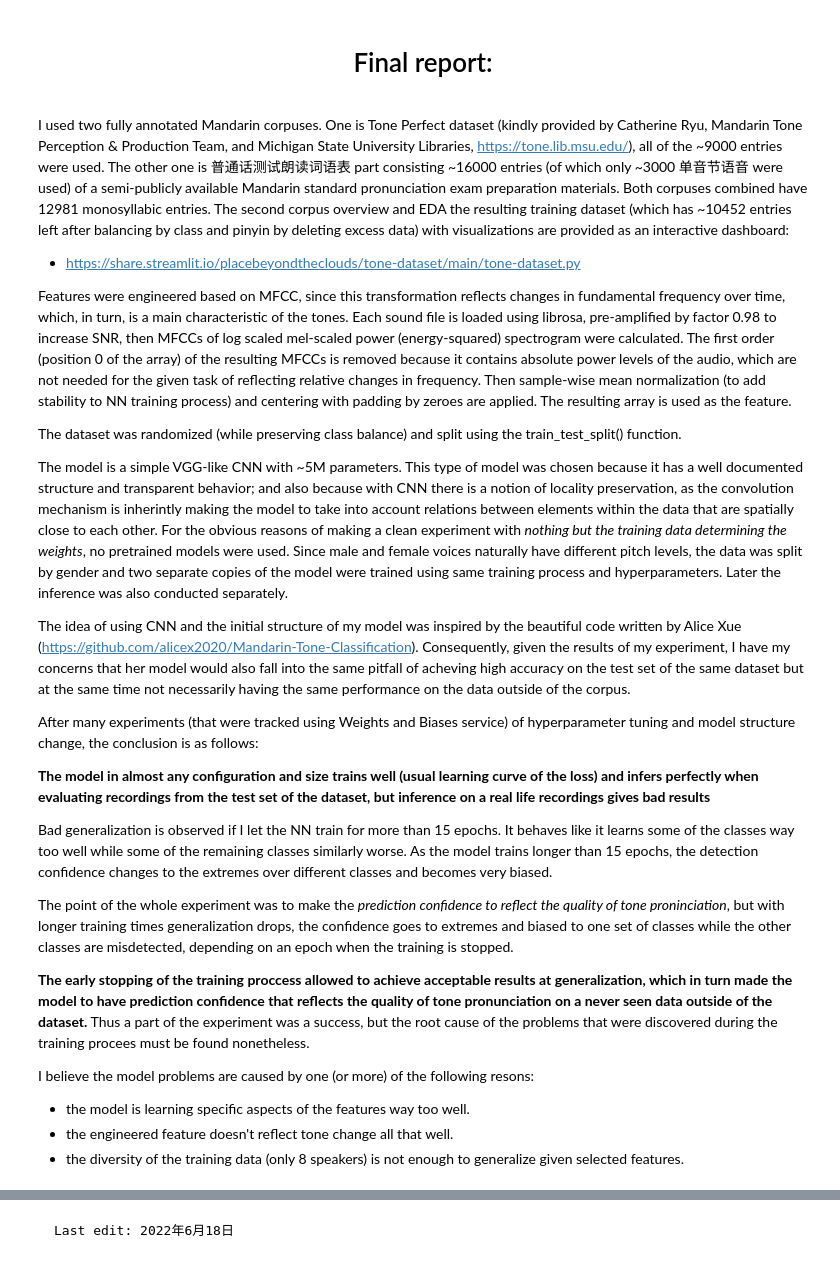
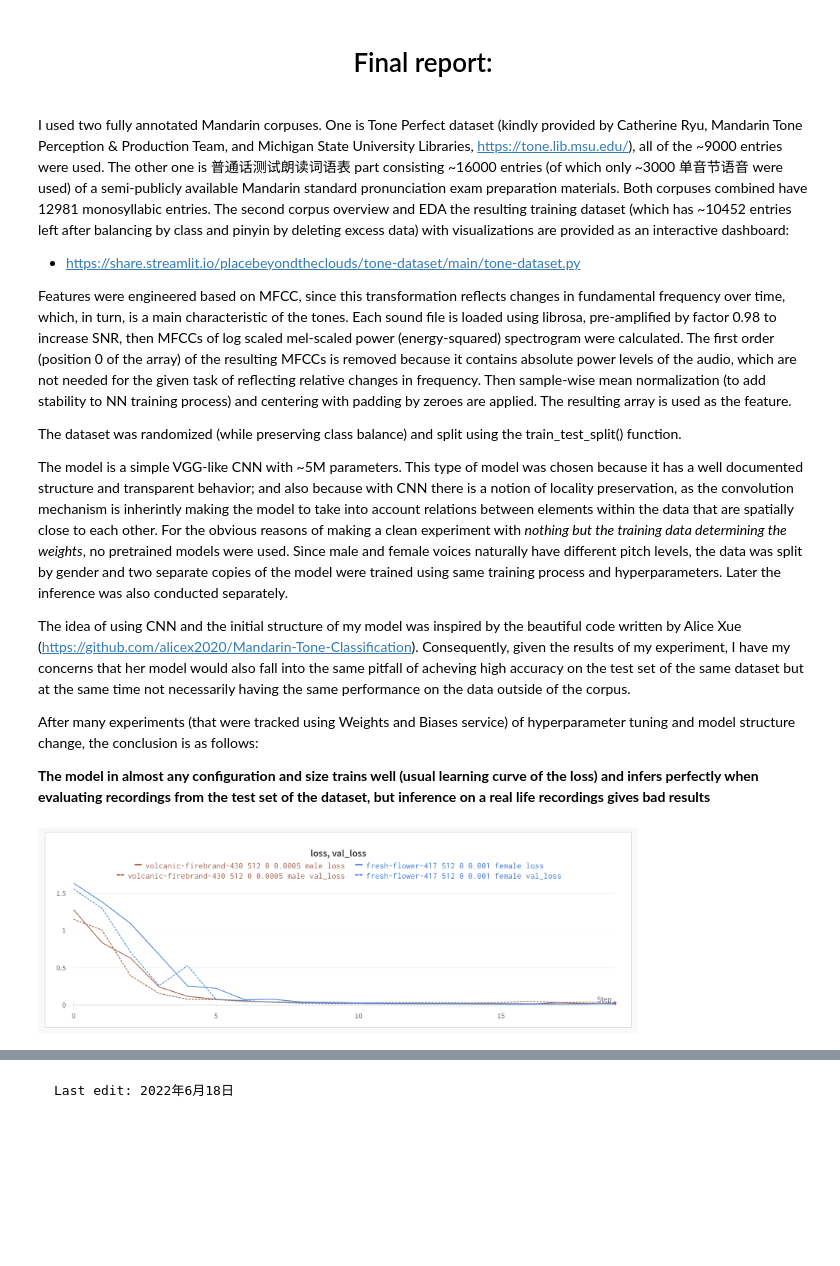
Before and after one commit to placebeyondtheclouds/masters-thesis-code, a Jupyter notebook: core-code.ipynb, the cells around one changed output, grey strips where cells are left out. Drawn from its saved outputs; the diff is of its cells as text; code cells hidden in the pictures; blank space fills up the shorter version.

```diff
--- a/core-code.ipynb
+++ b/core-code.ipynb
@@ -41,15 +41,8 @@ The idea of using CNN and the initial structure of my model was inspired by the
 After many experiments (that were tracked using Weights and Biases service) of hyperparameter tuning and model structure change, the conclusion is as follows:
 
 __The model in almost any configuration and size trains well (usual learning curve of the loss) and infers perfectly when evaluating recordings from the test set of the dataset, but inference on a real life recordings gives bad results__
-
-Bad generalization is observed if I let the NN train for more than 15 epochs. It behaves like it learns some of the classes way too well while some of the remaining classes similarly worse. As the model trains longer than 15 epochs, the detection confidence changes to the extremes over different classes and becomes very biased.
-
-The point of the whole experiment was to make the _prediction confidence to reflect the quality of tone proninciation_, but with longer training times generalization drops, the confidence goes to extremes and biased to one set of classes while the other classes are misdetected, depending on an epoch when the training is stopped.
-
-__The early stopping of the training proccess allowed to achieve acceptable results at generalization, which in turn made the model to have prediction confidence that reflects the quality of tone pronunciation on a never seen data outside of the dataset.__ Thus a part of the experiment was a success, but the root cause of the problems that were discovered during the training procees must be found nonetheless.
-
-
-I believe the model problems are caused by one (or more) of the following resons:
- - the model is learning specific aspects of the features way too well.
- - the engineered feature doesn't reflect tone change all that well.
- - the diversity of the training data (only 8 speakers) is not enough to generalize given selected features.
+# %%
+from IPython.display import Image
+Image("training.png", width=600)
+# %% [output]
+[figure, added]
```
Also changed, not shown: parts of 1 cell of this notebook.
